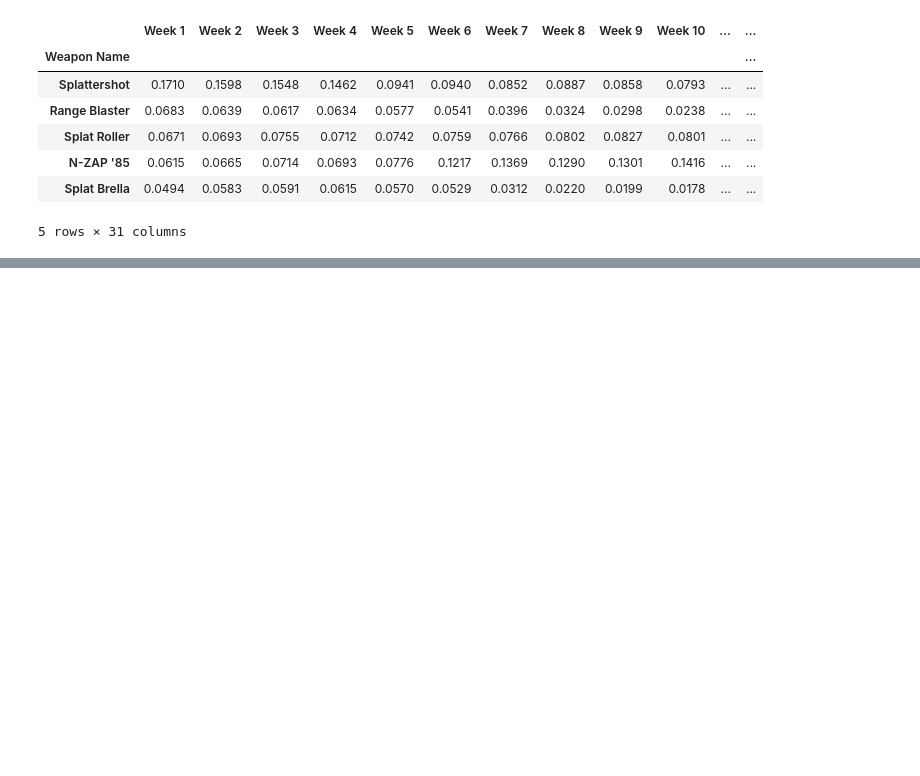
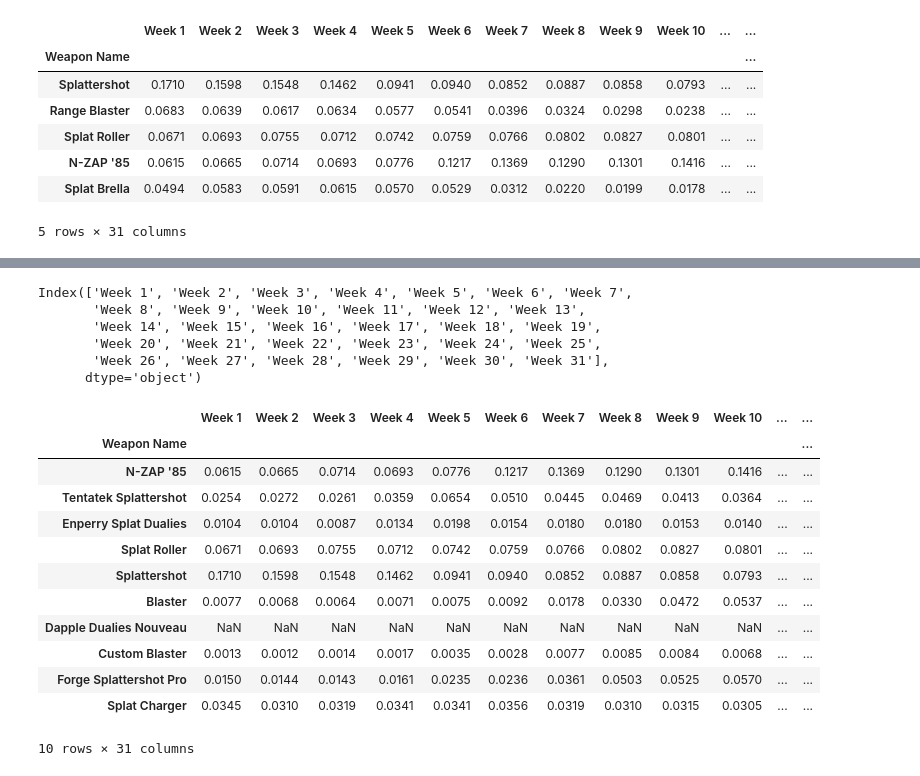
Before and after one commit to Rokushou/Splatoon2_Meta_EDA, a Jupyter notebook: EDA.ipynb, the cells around one changed output, grey strips where cells are left out. Saved outputs shown, nothing was run; the diff lists cells and outputs as text; code cells hidden in the pictures; blank space fills up the shorter version.

```diff
--- a/EDA.ipynb
+++ b/EDA.ipynb
@@ -81,0 +82,27 @@ df
+# %%
+usage_df.columns
+# %% [output]
+Index(['Week 1', 'Week 2', 'Week 3', 'Week 4', 'Week 5', 'Week 6', 'Week 7',
+       'Week 8', 'Week 9', 'Week 10', 'Week 11', 'Week 12', 'Week 13',
+       'Week 14', 'Week 15', 'Week 16', 'Week 17', 'Week 18', 'Week 19',
+       'Week 20', 'Week 21', 'Week 22', 'Week 23', 'Week 24', 'Week 25',
+       'Week 26', 'Week 27', 'Week 28', 'Week 29', 'Week 30', 'Week 31'],
+      dtype='object')
+# %%
+# Top 10 in final week
+final = usage_df.sort_values(by=['Week 31'], ascending=False).head(10)
+final
+# %% [output]
+|  | Week 1 | Week 2 | Week 3 | Week 4 | Week 5 | Week 6 | Week 7 | Week 8 | Week 9 | Week 10 | ... | ... |
+| Weapon Name |  |  |  |  |  |  |  |  |  |  |  | ... |
+| N-ZAP '85 | 0.0615 | 0.0665 | 0.0714 | 0.0693 | 0.0776 | 0.1217 | 0.1369 | 0.1290 | 0.1301 | 0.1416 | ... | ... |
+| Tentatek Splattershot | 0.0254 | 0.0272 | 0.0261 | 0.0359 | 0.0654 | 0.0510 | 0.0445 | 0.0469 | 0.0413 | 0.0364 | ... | ... |
+| Enperry Splat Dualies | 0.0104 | 0.0104 | 0.0087 | 0.0134 | 0.0198 | 0.0154 | 0.0180 | 0.0180 | 0.0153 | 0.0140 | ... | ... |
+| Splat Roller | 0.0671 | 0.0693 | 0.0755 | 0.0712 | 0.0742 | 0.0759 | 0.0766 | 0.0802 | 0.0827 | 0.0801 | ... | ... |
+| Splattershot | 0.1710 | 0.1598 | 0.1548 | 0.1462 | 0.0941 | 0.0940 | 0.0852 | 0.0887 | 0.0858 | 0.0793 | ... | ... |
+| Blaster | 0.0077 | 0.0068 | 0.0064 | 0.0071 | 0.0075 | 0.0092 | 0.0178 | 0.0330 | 0.0472 | 0.0537 | ... | ... |
+| Dapple Dualies Nouveau | NaN | NaN | NaN | NaN | NaN | NaN | NaN | NaN | NaN | NaN | ... | ... |
+| Custom Blaster | 0.0013 | 0.0012 | 0.0014 | 0.0017 | 0.0035 | 0.0028 | 0.0077 | 0.0085 | 0.0084 | 0.0068 | ... | ... |
+| Forge Splattershot Pro | 0.0150 | 0.0144 | 0.0143 | 0.0161 | 0.0235 | 0.0236 | 0.0361 | 0.0503 | 0.0525 | 0.0570 | ... | ... |
+| Splat Charger | 0.0345 | 0.0310 | 0.0319 | 0.0341 | 0.0341 | 0.0356 | 0.0319 | 0.0310 | 0.0315 | 0.0305 | ... | ... |
+10 rows × 31 columns
```
Also changed, not shown: parts of 13 cells of this notebook.
